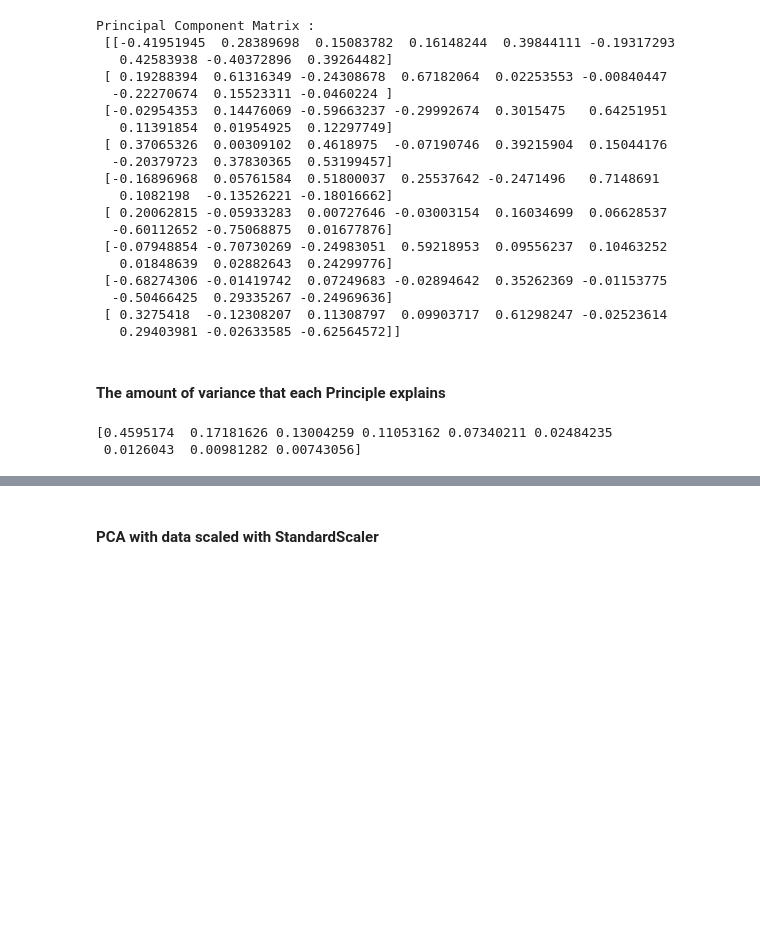
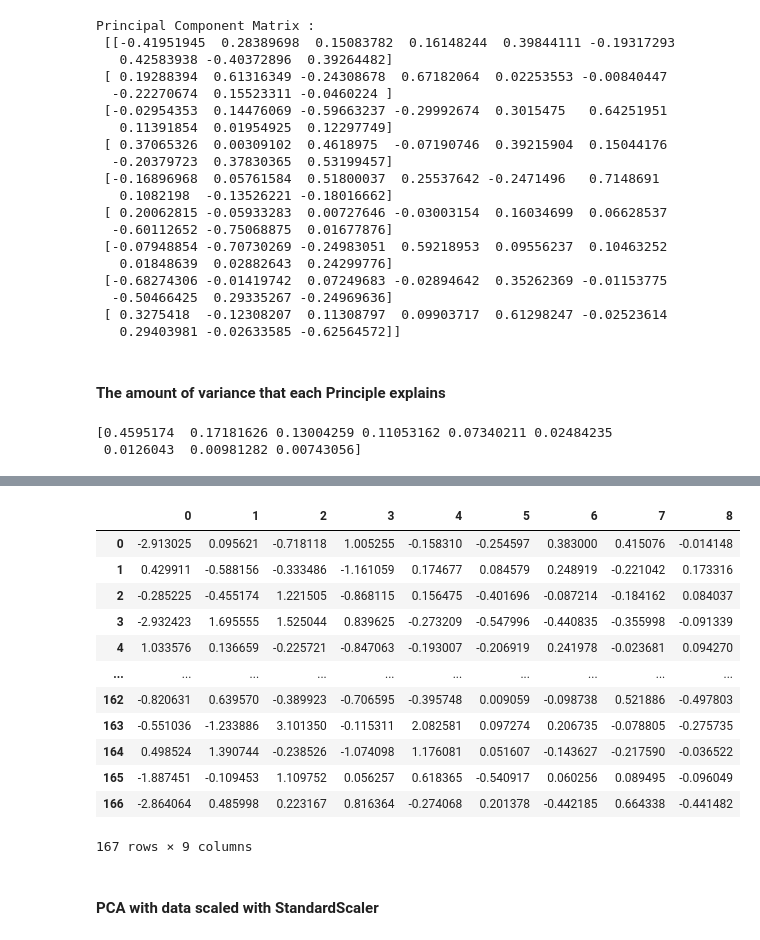
Before and after one commit to mayank953/mlbootcamp-24, a Jupyter notebook: Machine Learning/Class 16 - PCA & Projects/EDA Projects/10. Country data ( Clustering )/FEATURE ENGINEERING & CLUSTERING.ipynb, the cells around one changed output, grey strips where cells are left out. Saved outputs shown, nothing was run; the diff lists cells and outputs as text; code cells hidden in the pictures; blank space fills up the shorter version.

```diff
--- a/Machine Learning/Class 16 - PCA & Projects/EDA Projects/10. Country data ( Clustering )/FEATURE ENGINEERING & CLUSTERING.ipynb
+++ b/Machine Learning/Class 16 - PCA & Projects/EDA Projects/10. Country data ( Clustering )/FEATURE ENGINEERING & CLUSTERING.ipynb
@@ -158,3 +210,19 @@ labels = ['PC_variation' + str(x) for x in range (1, len(percentage_variation)+1
+# %%
+pd.DataFrame(pca_data_standard)
+# %% [output]
+|  | 0 | 1 | 2 | 3 | 4 | 5 | 6 | 7 | 8 |
+| 0 | -2.913025 | 0.095621 | -0.718118 | 1.005255 | -0.158310 | -0.254597 | 0.383000 | 0.415076 | -0.014148 |
+| 1 | 0.429911 | -0.588156 | -0.333486 | -1.161059 | 0.174677 | 0.084579 | 0.248919 | -0.221042 | 0.173316 |
+| 2 | -0.285225 | -0.455174 | 1.221505 | -0.868115 | 0.156475 | -0.401696 | -0.087214 | -0.184162 | 0.084037 |
+| 3 | -2.932423 | 1.695555 | 1.525044 | 0.839625 | -0.273209 | -0.547996 | -0.440835 | -0.355998 | -0.091339 |
+| 4 | 1.033576 | 0.136659 | -0.225721 | -0.847063 | -0.193007 | -0.206919 | 0.241978 | -0.023681 | 0.094270 |
+| ... | ... | ... | ... | ... | ... | ... | ... | ... | ... |
+| 162 | -0.820631 | 0.639570 | -0.389923 | -0.706595 | -0.395748 | 0.009059 | -0.098738 | 0.521886 | -0.497803 |
+| 163 | -0.551036 | -1.233886 | 3.101350 | -0.115311 | 2.082581 | 0.097274 | 0.206735 | -0.078805 | -0.275735 |
+| 164 | 0.498524 | 1.390744 | -0.238526 | -1.074098 | 1.176081 | 0.051607 | -0.143627 | -0.217590 | -0.036522 |
+| 165 | -1.887451 | -0.109453 | 1.109752 | 0.056257 | 0.618365 | -0.540917 | 0.060256 | 0.089495 | -0.096049 |
+| 166 | -2.864064 | 0.485998 | 0.223167 | 0.816364 | -0.274068 | 0.201378 | -0.442185 | 0.664338 | -0.441482 |
+167 rows × 9 columns
 # %% [markdown]
 #### PCA with data scaled with StandardScaler
 # %%
```
Also changed, not shown: parts of 11 cells of this notebook, 23 other files.
